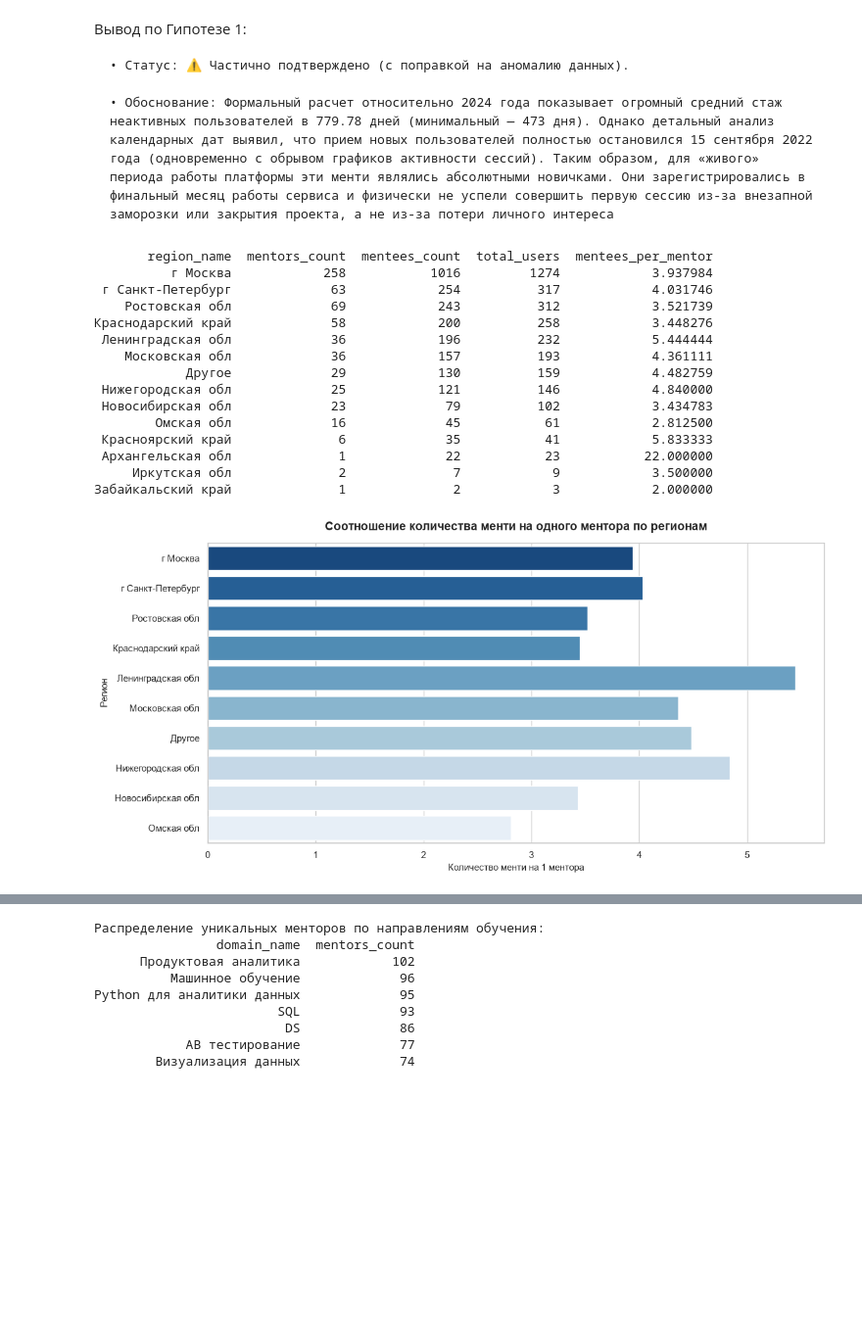
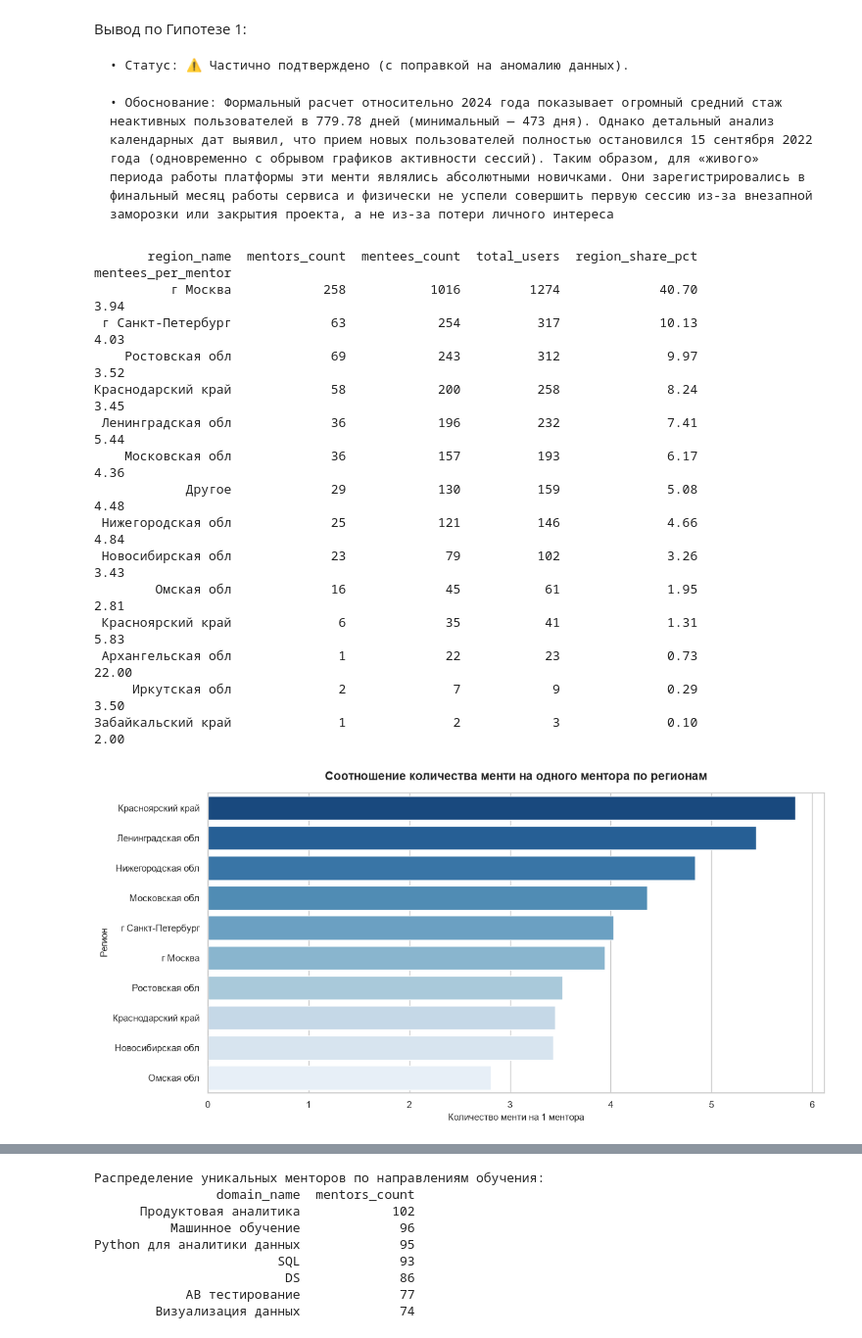
Before and after one commit to VictoriaPulman/Diplom, a Jupyter notebook: analysis.ipynb, the cells around one changed output, grey strips where cells are left out. Shown at 98% size. Saved outputs shown, nothing was run; the diff lists cells and outputs as text; code cells hidden in the pictures; blank space fills up the shorter version.

```diff
--- a/analysis.ipynb
+++ b/analysis.ipynb
@@ -231,68 +258,87 @@ region_distribution = region_distribution[
     region_distribution["mentors_count"] > 0
 ].copy()
 
-# Расчет метрики: количество менти (учеников) на одного ментора в каждом регионе
+# Расчет доли пользователей региона от общего объема базы (%) с округлением до 2 знаков
+region_distribution["region_share_pct"] = (
+    (region_distribution["total_users"] / region_distribution["total_users"].sum()) * 100
+).round(2)
+
+# Расчет метрики: количество менти на одного ментора (округление до 2 знаков)
 region_distribution["mentees_per_mentor"] = (
     region_distribution["mentees_count"] / region_distribution["mentors_count"]
+).round(2)
+
+# Сортировка распределения по убыванию общего объема пользователей и порядок колонок как в SQL
+region_distribution = (
+    region_distribution.sort_values(by="total_users", ascending=False)
+    .rename(columns={"name": "region_name"})[
+        [
+            "region_name",
+            "mentors_count",
+            "mentees_count",
+            "total_users",
+            "region_share_pct",
+            "mentees_per_mentor",
+        ]
+    ]
 )
 
-# Сортировка распределения по убыванию общего объема пользователей
-region_distribution = region_distribution.sort_values(
-    by="total_users", ascending=False
-).rename(columns={"name": "region_name"})
-
-# Вывод результирующей таблицы географической структуры и пропорций
+# Вывод результирующей таблицы географической структуры и пропорций (включая «Другое»)
 print(region_distribution.to_string(index=False))
 
 # --- ВИЗУАЛИЗАЦИЯ ОБЕСПЕЧЕННОСТИ РЕГИОНОВ ---
 plt.figure(figsize=(12, 6))
 sns.set_theme(style="whitegrid")
 
-# Отбираем топ-10 регионов по общему числу пользователей для репрезентативности графика
-top_regions_chart = region_distribution.head(10)
+# Исключаем «Другое» только для графика, берем топ-10 по общему числу людей и сортируем по коэффициенту
+top_regions_chart = (
+    region_distribution[region_distribution["region_name"] != "Другое"]
+    .head(10)
+    .sort_values(by="mentees_per_mentor", ascending=False)
+)
 
 # Построение столбчатой диаграммы соотношения учеников и наставников
 sns.barplot(
     data=top_regions_chart,
     x="mentees_per_mentor",
     y="region_name",
     palette="Blues_r",
     hue="region_name",
     legend=False,
 )
 
 plt.title(
     "Соотношение количества менти на одного ментора по регионам",
     fontsize=14,
     fontweight="bold",
     pad=15,
 )
 plt.xlabel("Количество менти на 1 ментора", fontsize=11)
 plt.ylabel("Регион", fontsize=11)
 plt.tight_layout()
 
 # Автоматический экспорт визуализации в высоком разрешении
 plt.savefig(
     "plots/mentees_per_mentor_ratio.png", dpi=300, bbox_inches="tight"
 )
 plt.show()
 # %% [output]
-       region_name  mentors_count  mentees_count  total_users  mentees_per_mentor
-          г Москва            258           1016         1274            3.937984
- г Санкт-Петербург             63            254          317            4.031746
-    Ростовская обл             69            243          312            3.521739
-Краснодарский край             58            200          258            3.448276
- Ленинградская обл             36            196          232            5.444444
-    Московская обл             36            157          193            4.361111
-            Другое             29            130          159            4.482759
- Нижегородская обл             25            121          146            4.840000
- Новосибирская обл             23             79          102            3.434783
-        Омская обл             16             45           61            2.812500
- Красноярский край              6             35           41            5.833333
- Архангельская обл              1             22           23           22.000000
-     Иркутская обл              2              7            9            3.500000
-Забайкальский край              1              2            3            2.000000
+       region_name  mentors_count  mentees_count  total_users  region_share_pct  mentees_per_mentor
+          г Москва            258           1016         1274             40.70                3.94
+ г Санкт-Петербург             63            254          317             10.13                4.03
+    Ростовская обл             69            243          312              9.97                3.52
+Краснодарский край             58            200          258              8.24                3.45
+ Ленинградская обл             36            196          232              7.41                5.44
+    Московская обл             36            157          193              6.17                4.36
+            Другое             29            130          159              5.08                4.48
+ Нижегородская обл             25            121          146              4.66                4.84
+ Новосибирская обл             23             79          102              3.26                3.43
+        Омская обл             16             45           61              1.95                2.81
+ Красноярский край              6             35           41              1.31                5.83
+ Архангельская обл              1             22           23              0.73               22.00
+     Иркутская обл              2              7            9              0.29                3.50
+Забайкальский край              1              2            3              0.10                2.00
-[figure, old version]
+[figure, new version]
 # %% [markdown]
 Вывод по Гипотезе 2:
 
```
Also changed, not shown: parts of 4 cells of this notebook, 5 other files.
